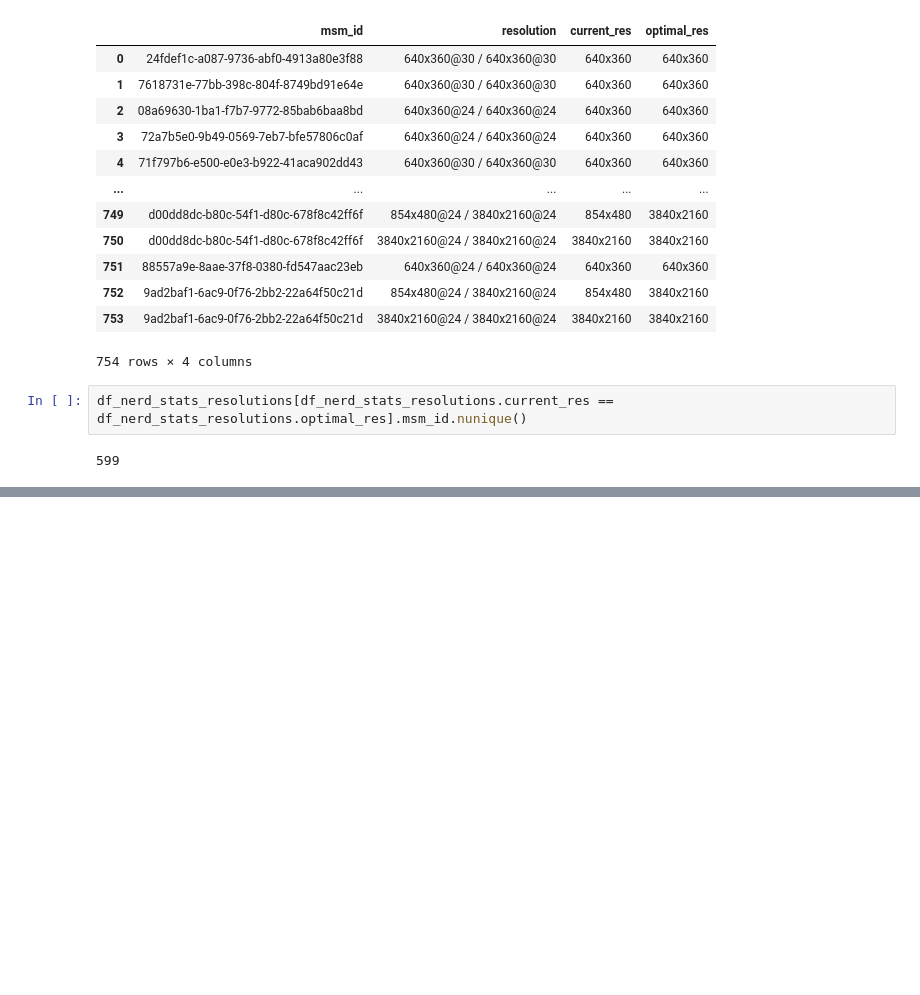
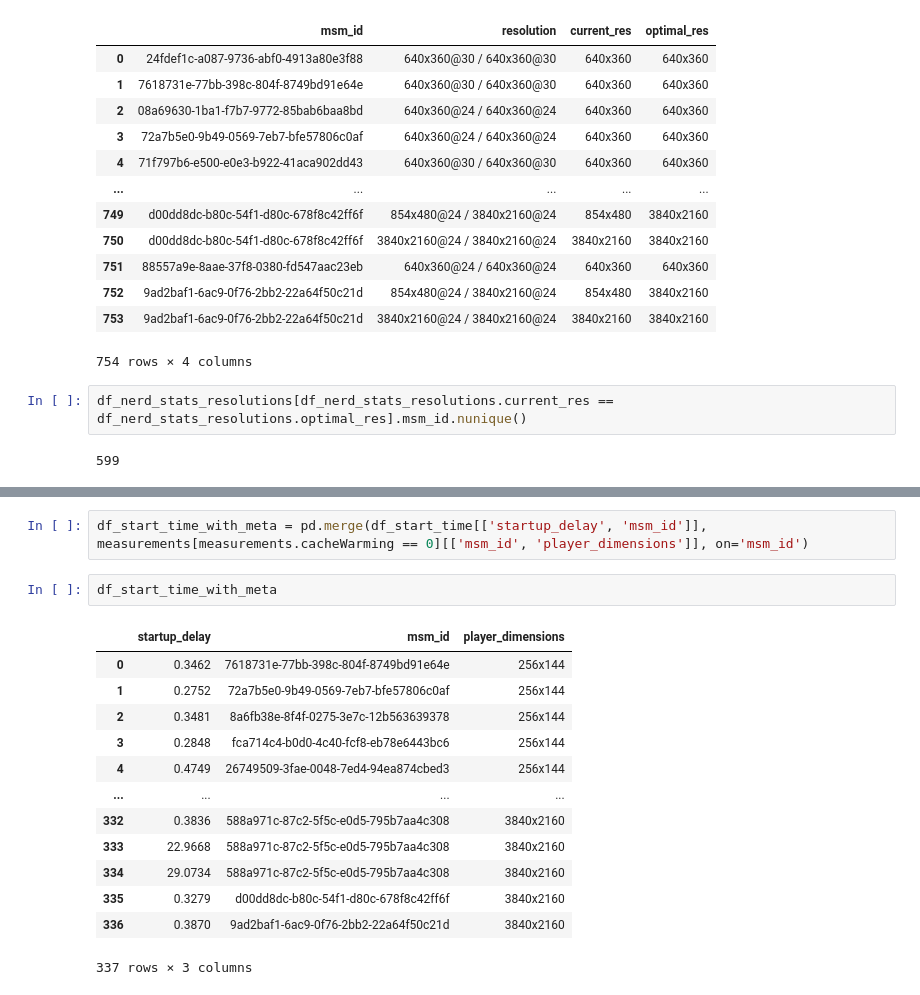
Before and after one commit to justus237/dns-analysis, a Jupyter notebook: youtube-video-quality-test.ipynb, the cells around one changed output, grey strips where cells are left out. Drawn from its saved outputs; the diff is of its cells as text; blank space fills up the shorter version.

```diff
--- a/youtube-video-quality-test.ipynb
+++ b/youtube-video-quality-test.ipynb
@@ -246,0 +263,18 @@ df_nerd_stats_resolutions[df_nerd_stats_resolutions.current_res == df_nerd_stats
+# %%
+df_start_time_with_meta = pd.merge(df_start_time[['startup_delay', 'msm_id']], measurements[measurements.cacheWarming == 0][['msm_id', 'player_dimensions']], on='msm_id')
+# %%
+df_start_time_with_meta
+# %% [output]
+|  | startup_delay | msm_id | player_dimensions |
+| 0 | 0.3462 | 7618731e-77bb-398c-804f-8749bd91e64e | 256x144 |
+| 1 | 0.2752 | 72a7b5e0-9b49-0569-7eb7-bfe57806c0af | 256x144 |
+| 2 | 0.3481 | 8a6fb38e-8f4f-0275-3e7c-12b563639378 | 256x144 |
+| 3 | 0.2848 | fca714c4-b0d0-4c40-fcf8-eb78e6443bc6 | 256x144 |
+| 4 | 0.4749 | 26749509-3fae-0048-7ed4-94ea874cbed3 | 256x144 |
+| ... | ... | ... | ... |
+| 332 | 0.3836 | 588a971c-87c2-5f5c-e0d5-795b7aa4c308 | 3840x2160 |
+| 333 | 22.9668 | 588a971c-87c2-5f5c-e0d5-795b7aa4c308 | 3840x2160 |
+| 334 | 29.0734 | 588a971c-87c2-5f5c-e0d5-795b7aa4c308 | 3840x2160 |
+| 335 | 0.3279 | d00dd8dc-b80c-54f1-d80c-678f8c42ff6f | 3840x2160 |
+| 336 | 0.3870 | 9ad2baf1-6ac9-0f76-2bb2-22a64f50c21d | 3840x2160 |
+337 rows × 3 columns
```
Also changed, not shown: parts of 5 cells of this notebook.
